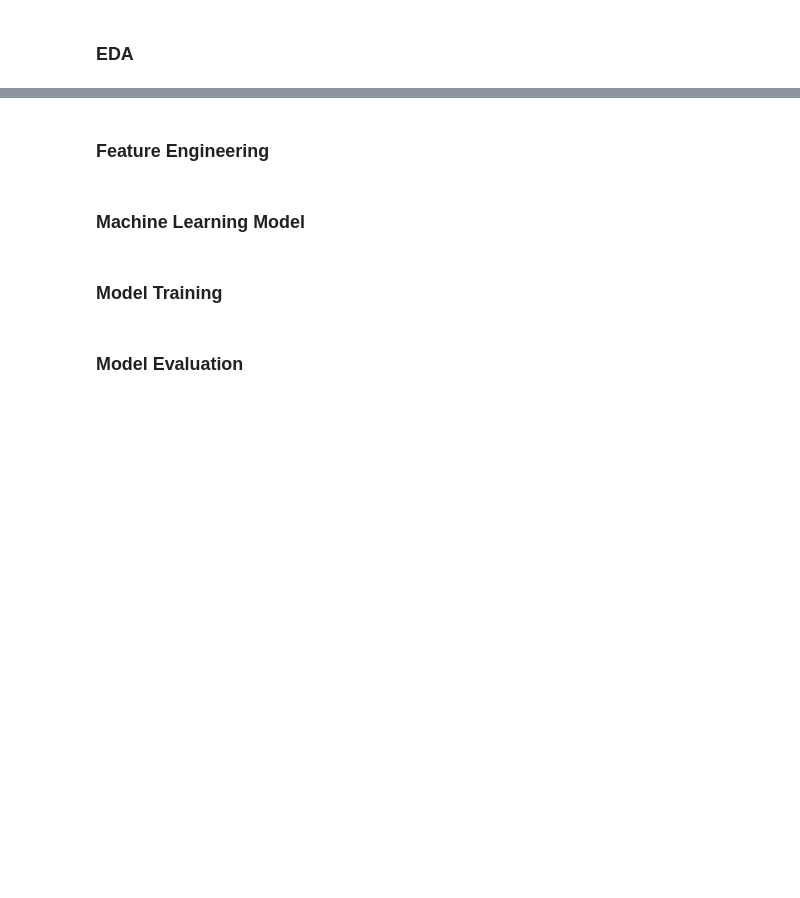
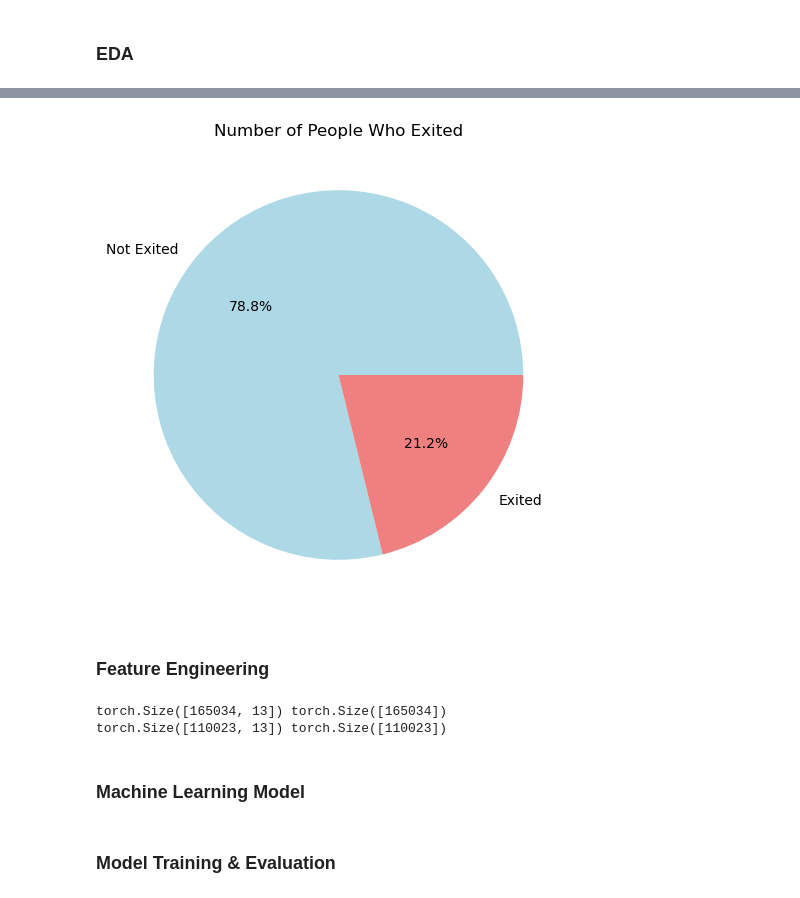
Before and after one commit to vadimssuharevs/Binary_Classification_with_a_Bank_Churn_Dataset, a Jupyter notebook: binary_classification_with_nn.ipynb, the cells around one changed output, grey strips where cells are left out. Saved outputs shown, nothing was run; the diff lists cells and outputs as text; code cells hidden in the pictures; blank space fills up the shorter version.

```diff
--- a/binary_classification_with_nn.ipynb
+++ b/binary_classification_with_nn.ipynb
@@ -9,4 +180,46 @@ Note: Description
+# %%
+# Number of people who exited
+plt.figure(figsize=(8, 6))
+labels = ['Not Exited', 'Exited']
+df_train['Exited'].value_counts().plot(kind='pie', autopct='%1.1f%%', colors=['lightblue', 'lightcoral'], labels=labels)
+plt.title('Number of People Who Exited')
+plt.ylabel('')
+plt.show()
+# %% [output]
+[figure, added]
 # %% [markdown]
 ### Feature Engineering
+# %%
+# Feature Engineering
+categorical_columns = ['Geography', 'Gender']
+numerical_columns = ['CreditScore', 'Age', 'Tenure', 'Balance', 'NumOfProducts', 'HasCrCard', 'IsActiveMember', 'EstimatedSalary']
+
+processor = ColumnTransformer([
+    ('OHE', OneHotEncoder(sparse_output=False, handle_unknown='ignore'), categorical_columns),
+    ('STD_SCL', StandardScaler(), numerical_columns)
+], remainder='passthrough')
+
+X_train = df_train.drop(columns=['Exited', 'CustomerId', 'Surname', 'id'], errors='ignore')
+y_train = df_train['Exited'] if 'Exited' in df_train.columns else pd.Series(np.zeros(len(df_train)))
+
+X_train_processed = processor.fit_transform(X_train)
+y_train_numpy = y_train.values.astype(np.float32)
+
+X_test = df_test.drop(columns=['Exited', 'CustomerId', 'Surname', 'id'], errors='ignore')
+y_test = df_test['Exited'] if 'Exited' in df_test.columns else pd.Series(np.zeros(len(df_test)))
+
+X_test_processed = processor.transform(X_test)
+y_test_numpy = y_test.values.astype(np.float32)
+
+X_train_tensor = torch.tensor(X_train_processed, dtype=torch.float32)
+y_train_tensor = torch.tensor(y_train_numpy, dtype=torch.float32)
+X_test_tensor = torch.tensor(X_test_processed, dtype=torch.float32)
+y_test_tensor = torch.tensor(y_test_numpy, dtype=torch.float32)
+
+print(X_train_tensor.shape, y_train_tensor.shape)
+print(X_test_tensor.shape, y_test_tensor.shape)
+# %% [output]
+torch.Size([165034, 13]) torch.Size([165034])
+torch.Size([110023, 13]) torch.Size([110023])
 # %% [markdown]
 ### Machine Learning Model
@@ -13,4 +247,2 @@ Note: Description
 # %% [markdown]
-### Model Training
+### Model Training & Evaluation
-# %% [markdown]
-### Model Evaluation
```
Also changed, not shown: parts of 16 cells of this notebook.
